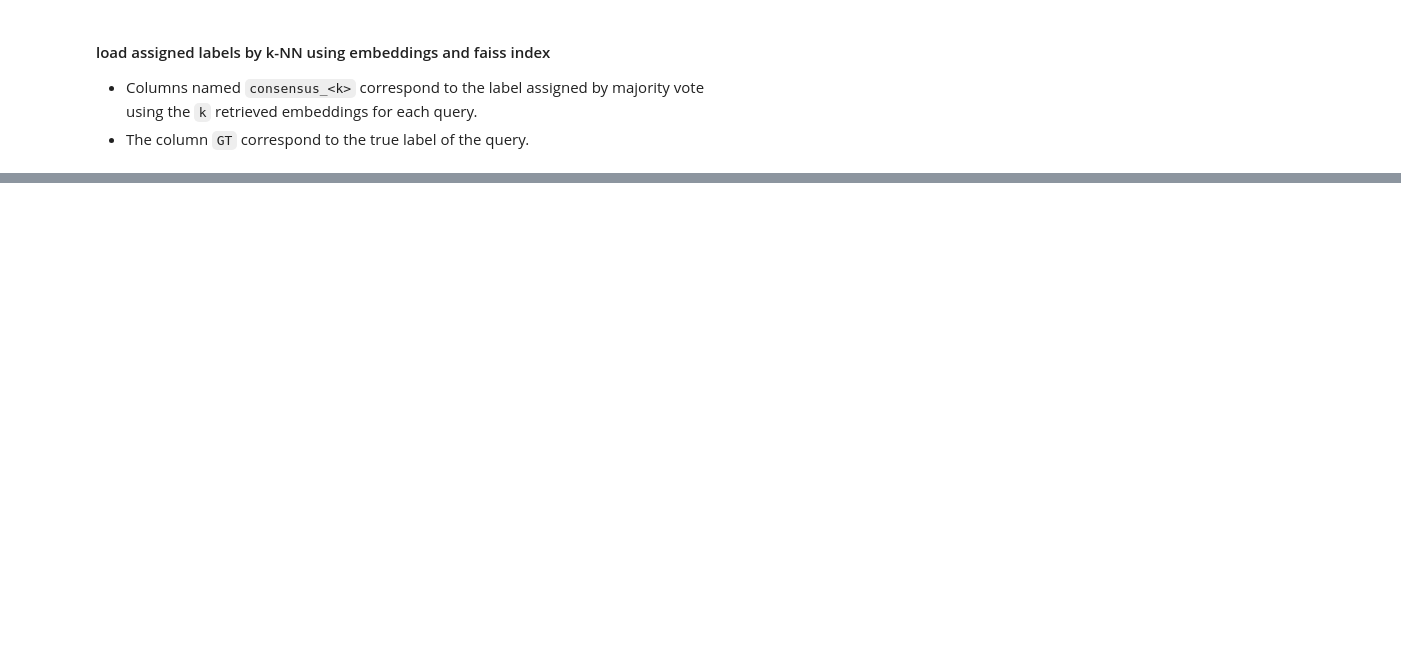
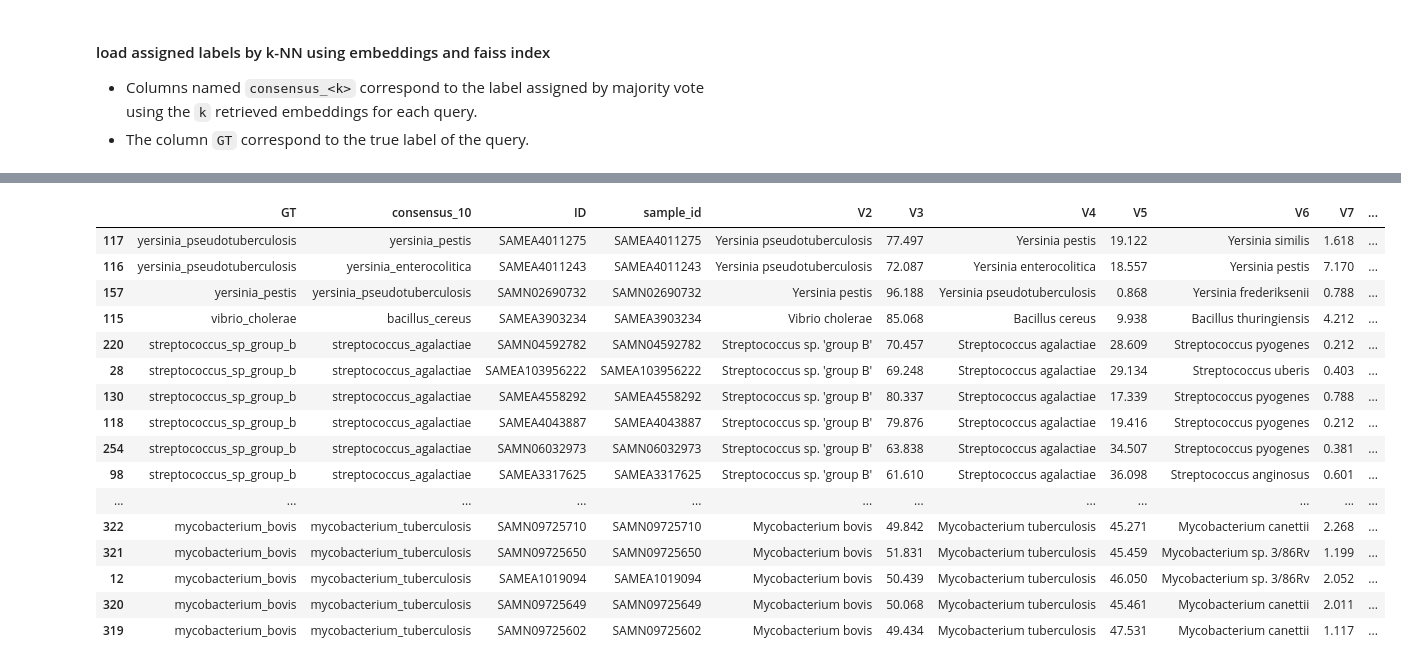
Before and after one commit to pg-space/panspace, a Jupyter notebook: notebooks/test_index.ipynb, the cells around one changed output, grey strips where cells are left out. Saved outputs shown, nothing was run; the diff lists cells and outputs as text; code cells hidden in the pictures; blank space fills up the shorter version.

```diff
--- a/notebooks/test_index.ipynb
+++ b/notebooks/test_index.ipynb
@@ -115,0 +191,3 @@ df[df.GT == "vibrio_shilonii"]
+# %%
+path="/data/bacteria/File1_full_krakenbracken.txt"
+krakenbracken = pd.read_csv(path, sep="\t", usecols=["sample_id","V2","V3","V4","V5","V6","V7"])
@@ -115,0 +210,27 @@ df[df.GT == "vibrio_shilonii"]
+# %%
+df_kraken = krakenbracken.query(f"sample_id in {id_missclassified}").sort_values(by="sample_id",)
+df_test = df.query(f"ID in {id_missclassified}")[["GT","consensus_10","ID"]].sort_values(by="ID",)
+# %%
+df_missclassified_abundance = pd.merge(df_test,df_kraken, left_on="ID", right_on="sample_id").sort_values(by="GT")
+# %%
+df_missclassified_abundance["pred_match_second_species"] = df_missclassified_abundance.apply(lambda row: True if row["consensus_10"] == "_".join(row["V4"].lower().split(" ")) else False, axis=1)
+# %%
+df_missclassified_abundance.sort_values(by=["pred_match_second_species","GT","consensus_10"], ascending=False).head(50) #.groupby("pred_match_second_species").count()
+# %% [output]
+|  | GT | consensus_10 | ID | sample_id | V2 | V3 | V4 | V5 | V6 | V7 | ... |
+| 117 | yersinia_pseudotuberculosis | yersinia_pestis | SAMEA4011275 | SAMEA4011275 | Yersinia pseudotuberculosis | 77.497 | Yersinia pestis | 19.122 | Yersinia similis | 1.618 | ... |
+| 116 | yersinia_pseudotuberculosis | yersinia_enterocolitica | SAMEA4011243 | SAMEA4011243 | Yersinia pseudotuberculosis | 72.087 | Yersinia enterocolitica | 18.557 | Yersinia pestis | 7.170 | ... |
+| 157 | yersinia_pestis | yersinia_pseudotuberculosis | SAMN02690732 | SAMN02690732 | Yersinia pestis | 96.188 | Yersinia pseudotuberculosis | 0.868 | Yersinia frederiksenii | 0.788 | ... |
+| 115 | vibrio_cholerae | bacillus_cereus | SAMEA3903234 | SAMEA3903234 | Vibrio cholerae | 85.068 | Bacillus cereus | 9.938 | Bacillus thuringiensis | 4.212 | ... |
+| 220 | streptococcus_sp_group_b | streptococcus_agalactiae | SAMN04592782 | SAMN04592782 | Streptococcus sp. 'group B' | 70.457 | Streptococcus agalactiae | 28.609 | Streptococcus pyogenes | 0.212 | ... |
+| 28 | streptococcus_sp_group_b | streptococcus_agalactiae | SAMEA103956222 | SAMEA103956222 | Streptococcus sp. 'group B' | 69.248 | Streptococcus agalactiae | 29.134 | Streptococcus uberis | 0.403 | ... |
+| 130 | streptococcus_sp_group_b | streptococcus_agalactiae | SAMEA4558292 | SAMEA4558292 | Streptococcus sp. 'group B' | 80.337 | Streptococcus agalactiae | 17.339 | Streptococcus pyogenes | 0.788 | ... |
+| 118 | streptococcus_sp_group_b | streptococcus_agalactiae | SAMEA4043887 | SAMEA4043887 | Streptococcus sp. 'group B' | 79.876 | Streptococcus agalactiae | 19.416 | Streptococcus pyogenes | 0.212 | ... |
+| 254 | streptococcus_sp_group_b | streptococcus_agalactiae | SAMN06032973 | SAMN06032973 | Streptococcus sp. 'group B' | 63.838 | Streptococcus agalactiae | 34.507 | Streptococcus pyogenes | 0.381 | ... |
+| 98 | streptococcus_sp_group_b | streptococcus_agalactiae | SAMEA3317625 | SAMEA3317625 | Streptococcus sp. 'group B' | 61.610 | Streptococcus agalactiae | 36.098 | Streptococcus anginosus | 0.601 | ... |
+| ... | ... | ... | ... | ... | ... | ... | ... | ... | ... | ... | ... |
+| 322 | mycobacterium_bovis | mycobacterium_tuberculosis | SAMN09725710 | SAMN09725710 | Mycobacterium bovis | 49.842 | Mycobacterium tuberculosis | 45.271 | Mycobacterium canettii | 2.268 | ... |
+| 321 | mycobacterium_bovis | mycobacterium_tuberculosis | SAMN09725650 | SAMN09725650 | Mycobacterium bovis | 51.831 | Mycobacterium tuberculosis | 45.459 | Mycobacterium sp. 3/86Rv | 1.199 | ... |
+| 12 | mycobacterium_bovis | mycobacterium_tuberculosis | SAMEA1019094 | SAMEA1019094 | Mycobacterium bovis | 50.439 | Mycobacterium tuberculosis | 46.050 | Mycobacterium sp. 3/86Rv | 2.052 | ... |
+| 320 | mycobacterium_bovis | mycobacterium_tuberculosis | SAMN09725649 | SAMN09725649 | Mycobacterium bovis | 50.068 | Mycobacterium tuberculosis | 45.461 | Mycobacterium canettii | 2.011 | ... |
+| 319 | mycobacterium_bovis | mycobacterium_tuberculosis | SAMN09725602 | SAMN09725602 | Mycobacterium bovis | 49.434 | Mycobacterium tuberculosis | 47.531 | Mycobacterium canettii | 1.117 | ... |
```
Also changed, not shown: parts of 16 cells of this notebook, 8 other files.
